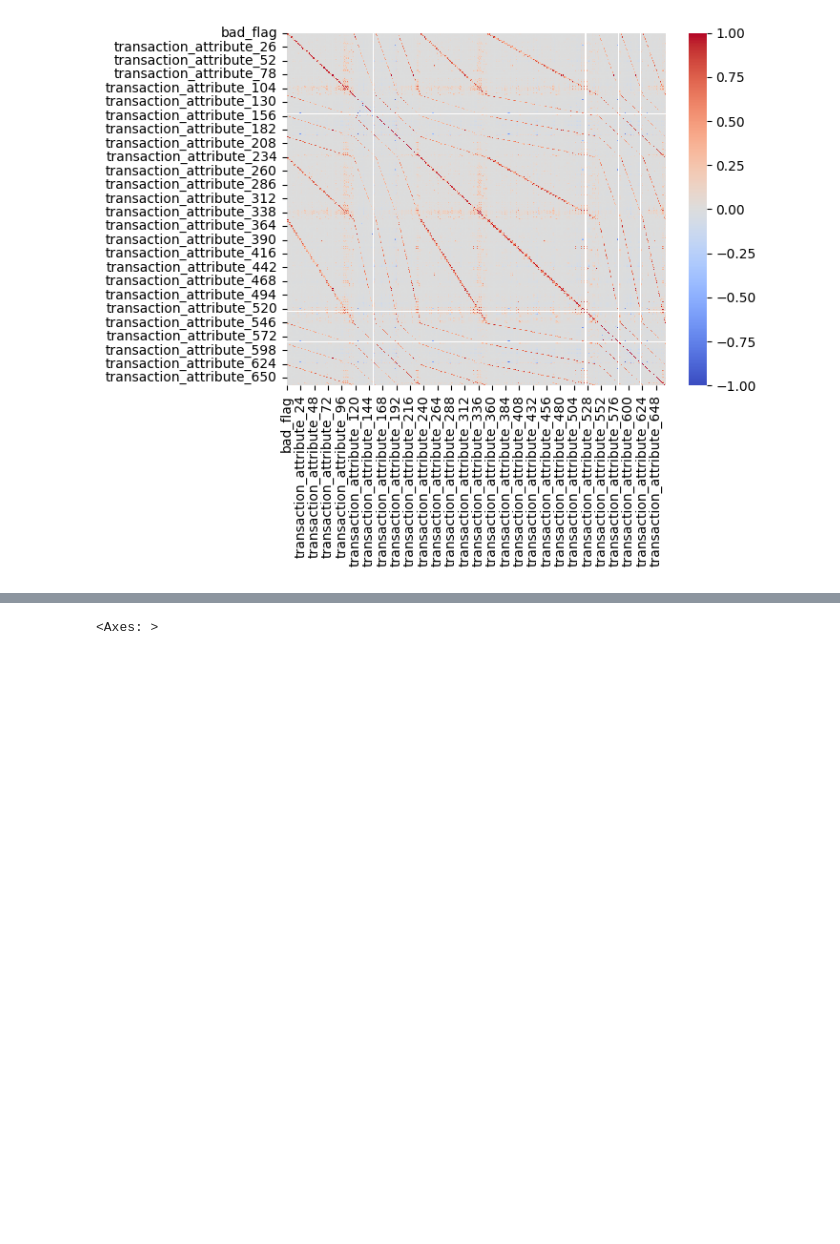
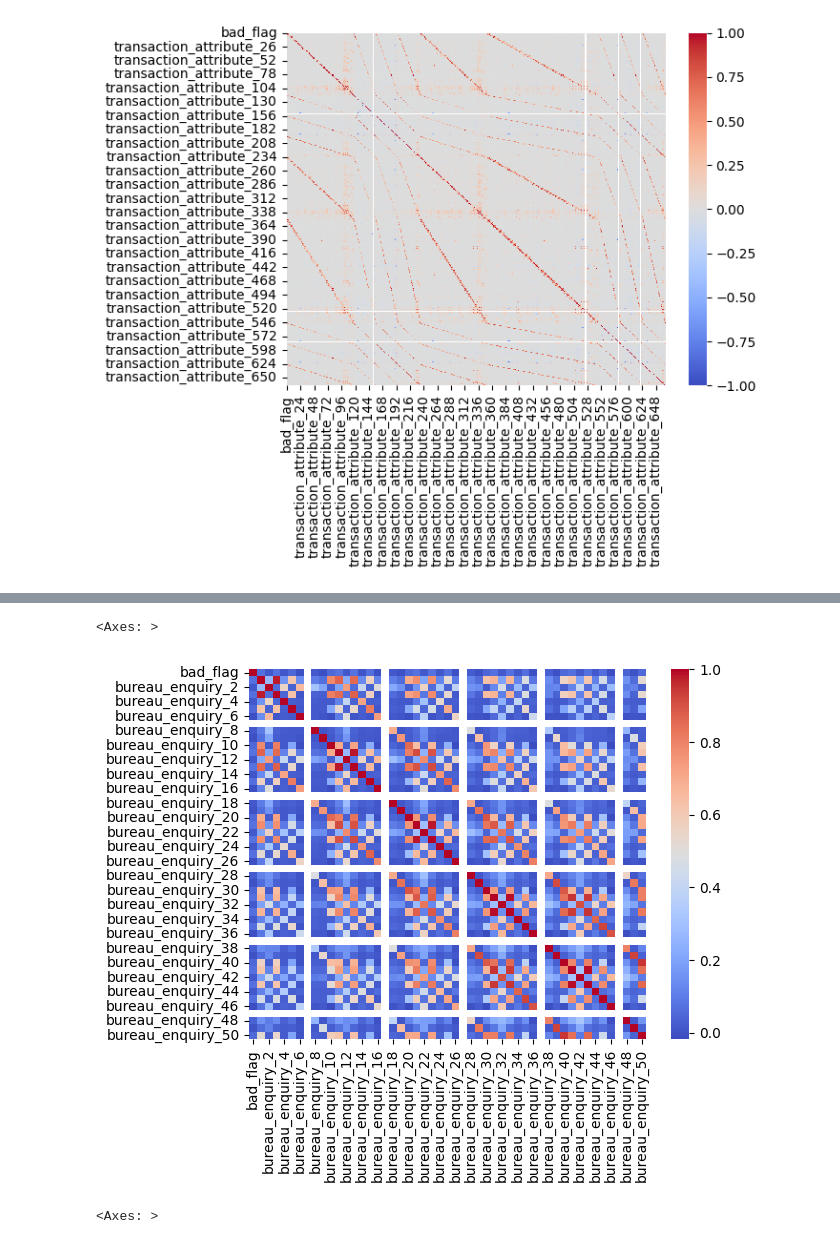
Before and after one commit to VedantJoshi-2024/Convolve_3.0, a Jupyter notebook: model.ipynb, the cells around one changed output, grey strips where cells are left out. Cells and saved outputs as stored; diff of their text form; code cells hidden in the pictures; blank space fills up the shorter version.

```diff
--- a/model.ipynb
+++ b/model.ipynb
@@ -132,11 +150,13 @@ print(onus_attr_X.shape, transaction_attr_X.shape, bureau_attr_X.shape)
 y_onus_attr_X = pd.concat([y, onus_attr_X_imputed_df], axis=1)
 y_transaction_attr_X = pd.concat([y, transaction_attr_X_imputed_df], axis=1)
 y_bureau_attr_X = pd.concat([y, bureau_attr_X_imputed_df], axis=1)
+y_bureau_enquiry_attr_X = pd.concat([y, bureau_enquiry_attr_X_imputed_df], axis=1)
 
 # Calculate correlation matrix for each DataFrame
 corr_onus_attr_X = y_onus_attr_X.corr()
 corr_transaction_attr_X = y_transaction_attr_X.corr()
 corr_bureau_attr_X = y_bureau_attr_X.corr()
+corr_bureau_enquiry_attr_X = y_bureau_enquiry_attr_X.corr()
 # %%
 sns.heatmap(corr_onus_attr_X, cmap='coolwarm', annot=False)
 # %% [output]
@@ -155,3 +175,8 @@ sns.heatmap(corr_bureau_attr_X, cmap='coolwarm', annot=False)
+# %%
+sns.heatmap(corr_bureau_enquiry_attr_X, cmap='coolwarm', annot=False)
+# %% [output]
+<Axes: >
+[figure, added]
 # %%
 sns.heatmap(X_selected.corr(), cmap='coolwarm', annot=False)
 # %% [output]
```
Also changed, not shown: parts of 49 cells of this notebook.
